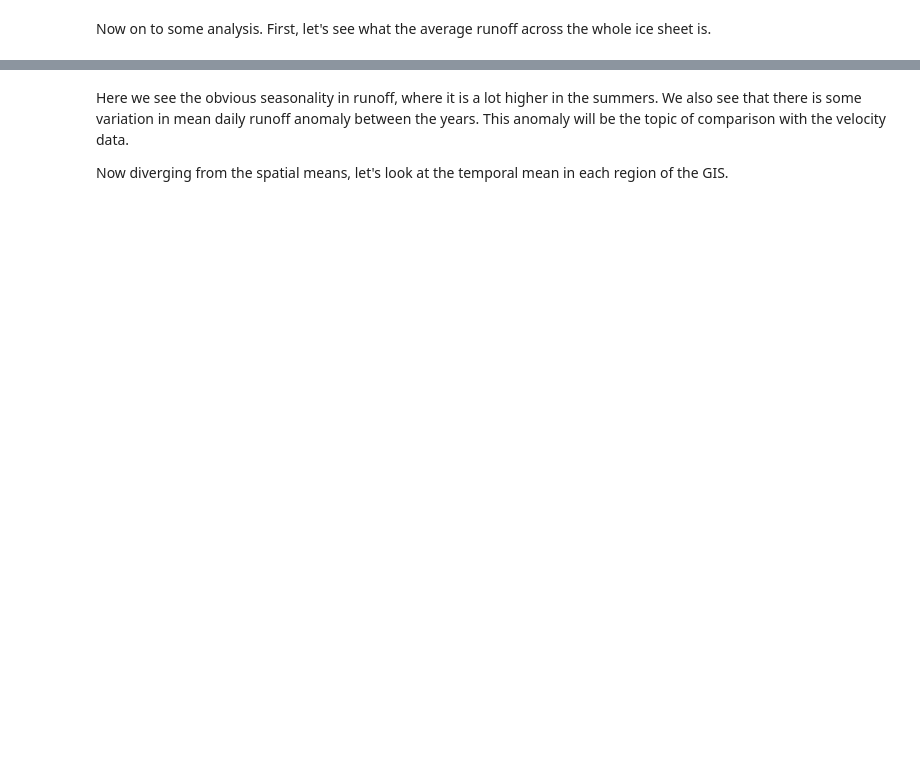
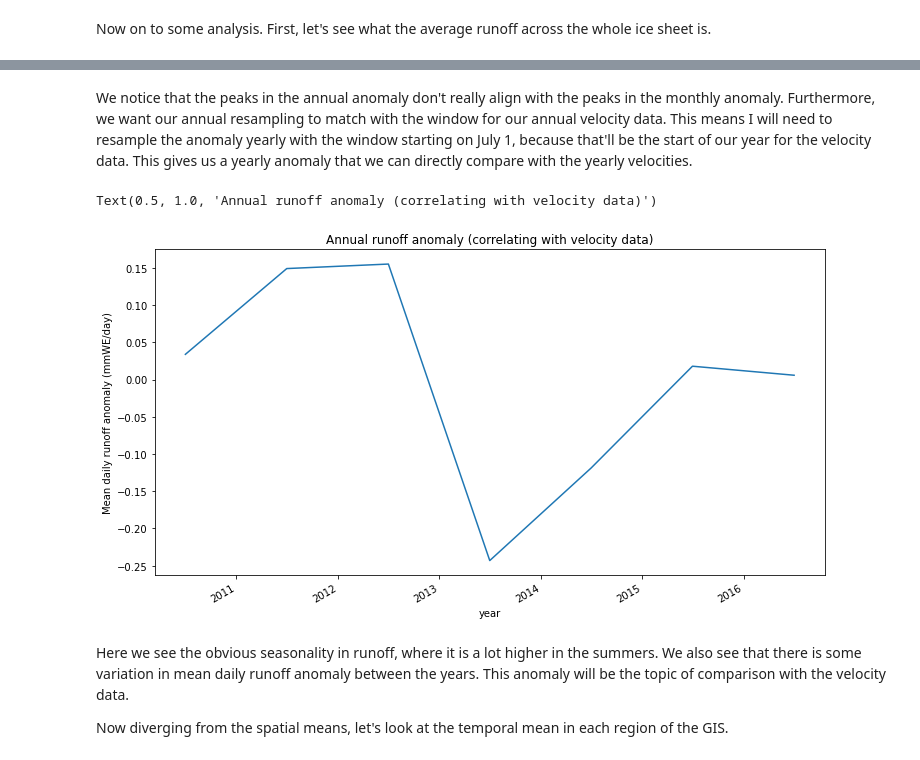
Before and after one commit to glugeorge/rces-project, a Jupyter notebook: project.ipynb, the cells around one changed output, grey strips where cells are left out. Cells and saved outputs as stored; diff of their text form; code cells hidden in the pictures; blank space fills up the shorter version.

```diff
--- a/project.ipynb
+++ b/project.ipynb
@@ -179,3 +193,15 @@ Text(0.5, 1.0, 'Annual runoff anomaly')
+# %% [markdown]
+We notice that the peaks in the annual anomaly don't really align with the peaks in the monthly anomaly. Furthermore, we want our annual resampling to match with the window for our annual velocity data. This means I will need to resample the anomaly yearly with the window starting on July 1, because that'll be the start of our year for the velocity data. This gives us a yearly anomaly that we can directly compare with the yearly velocities.
+# %%
+anomaly_resampled = anomaly.resample(TIME='AS-JUL').mean()
+anomaly_resampled.RU.mean(dim=['x','y']).plot(label="Annual mean with new window")
+
+plt.ylabel("Mean daily runoff anomaly (mmWE/day)")
+plt.xlabel("year")
+plt.title("Annual runoff anomaly (correlating with velocity data)")
+# %% [output]
+Text(0.5, 1.0, 'Annual runoff anomaly (correlating with velocity data)')
+[figure, added]
 # %% [markdown]
 Here we see the obvious seasonality in runoff, where it is a lot higher in the summers. We also see that there is some variation in mean daily runoff anomaly between the years. This anomaly will be the topic of comparison with the velocity data.
 
```
Also changed, not shown: parts of 19 cells of this notebook.
